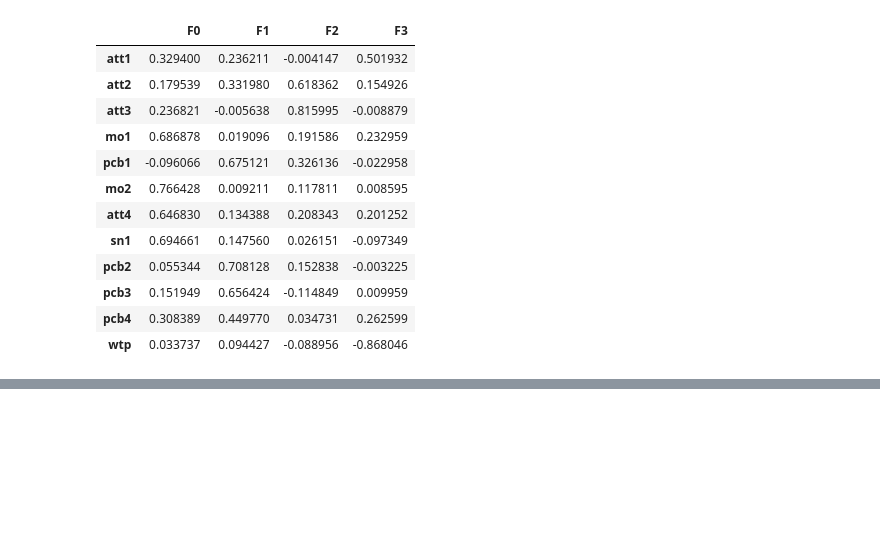
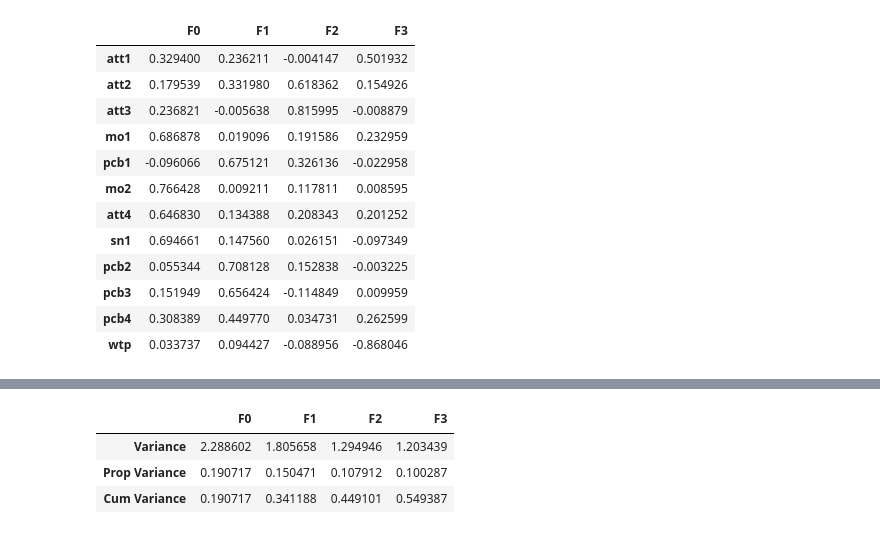
Before and after one commit to carlosug/green-behaviour, a Jupyter notebook: EFA-analysis.ipynb, the cells around one changed output, grey strips where cells are left out. Cells and saved outputs as stored; diff of their text form; code cells hidden in the pictures; blank space fills up the shorter version.

```diff
--- a/EFA-analysis.ipynb
+++ b/EFA-analysis.ipynb
@@ -307,0 +337,9 @@ df_loadings.style.background_gradient()
+# %%
+df_variance = pd.DataFrame(fa.get_factor_variance(), index = ['Variance', 'Prop Variance', 'Cum Variance'],
+columns = ['F0', 'F1', 'F2', 'F3'])
+df_variance
+# %% [output]
+|  | F0 | F1 | F2 | F3 |
+| Variance | 2.288602 | 1.805658 | 1.294946 | 1.203439 |
+| Prop Variance | 0.190717 | 0.150471 | 0.107912 | 0.100287 |
+| Cum Variance | 0.190717 | 0.341188 | 0.449101 | 0.549387 |
```
Also changed, not shown: parts of 5 cells of this notebook, 1 other file.
